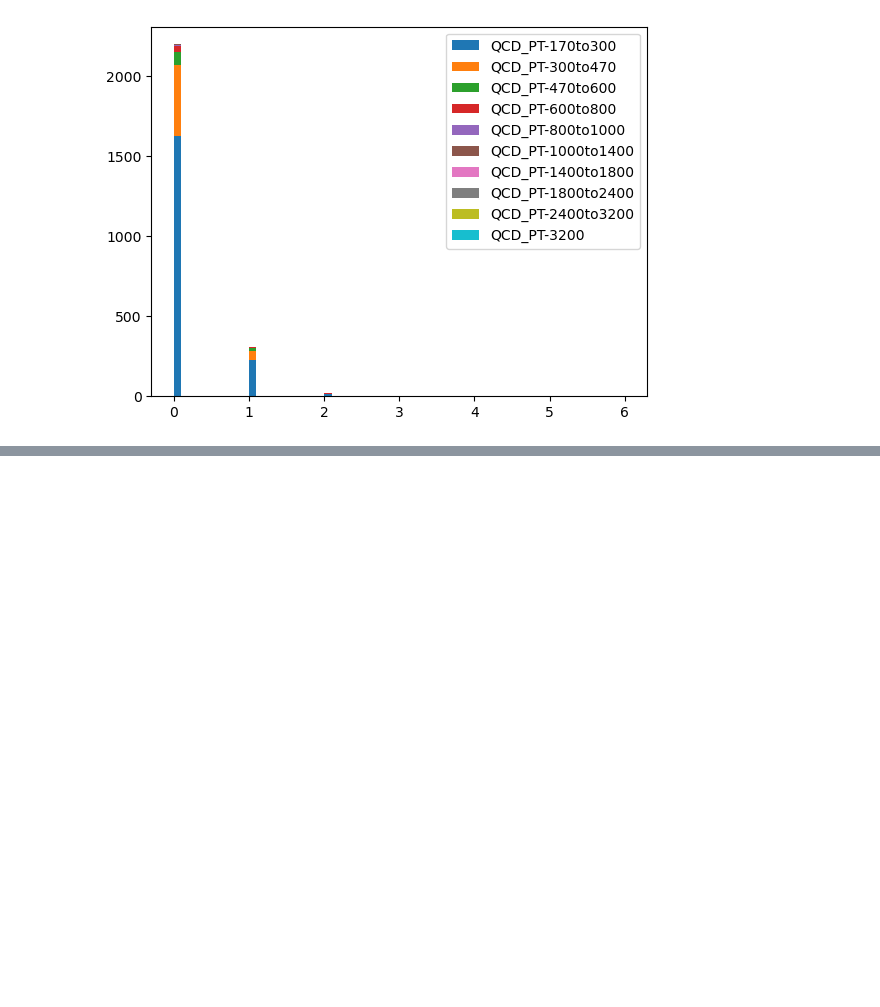
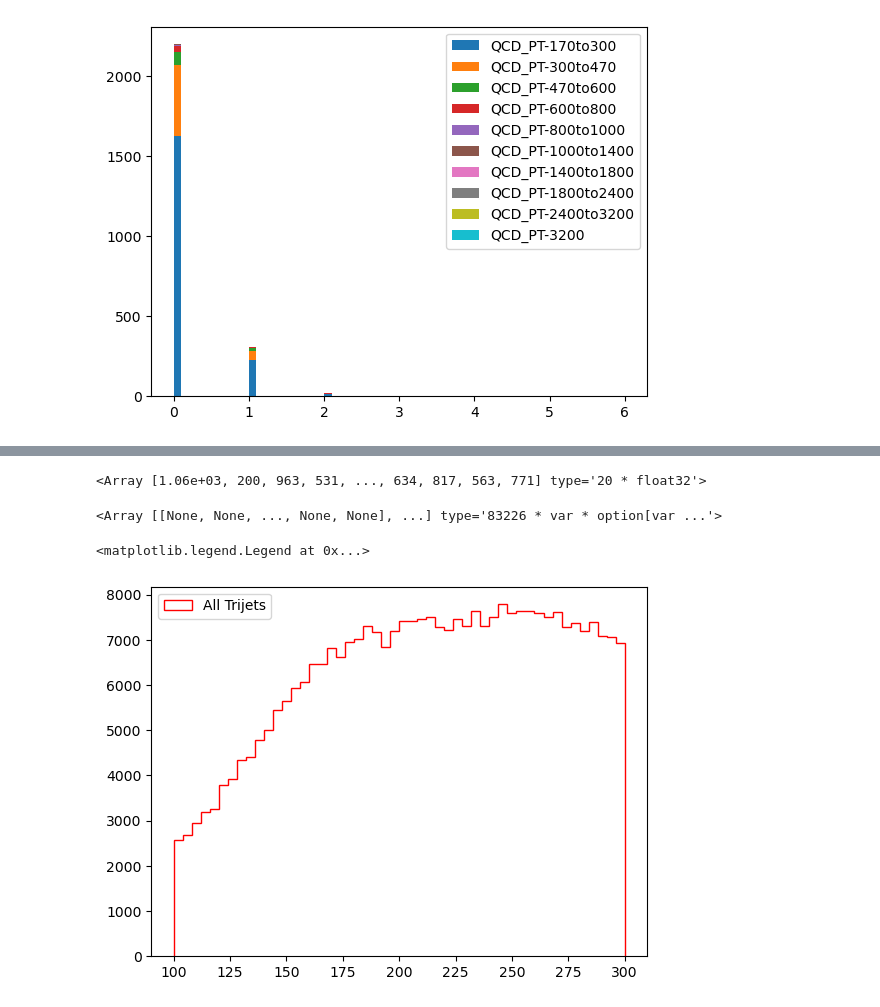
Before and after one commit to akanugan/MultiJets, a Jupyter notebook: run3_analyzer.ipynb, the cells around one changed output, grey strips where cells are left out. Saved outputs shown, nothing was run; the diff lists cells and outputs as text; code cells hidden in the pictures; blank space fills up the shorter version.

Commit message:
Investigating why we don't see a top peak in the TTto4Q files

```diff
--- a/run3_analyzer.ipynb
+++ b/run3_analyzer.ipynb
@@ -182,3 +183,41 @@ plt.legend()
+# %%
+top_mc['TTto4Q']["data"]["jtrip_mass"]
+# %% [output]
+<Array [1.06e+03, 200, 963, 531, ..., 634, 817, 563, 771] type='20 * float32'>
+# %%
+top_mask = top_mc['TTto4Q']["data"].mask[top_mc['TTto4Q']["data"].jtrip_masym <0.01]
+top_mask.jtrip_mass
+# %% [output]
+<Array [[None, None, ..., None, None], ...] type='83226 * var * option[var ...'>
+# %%
+
+
+plt.hist(
+    ak.flatten(ak.flatten(ak.drop_none(top_mask.jtrip_mass))),
+    #[val["data"]["jtrip_mass"][:,0]  for val in top_mc.values()],
+    #weights= [[val["weight"][0]]*len(ak.flatten(val["data"]['jtrip_qgl'])) for val in top_mc.values()],
+    bins= 50,
+    histtype='step',
+    color="red",
+    label="All Trijets",
+    range=(100,300)
+    )
+# plt.hist(
+#     #[ak.flatten(val["data"]["jtrip_mass"]) for val in top_mc.values()],
+#     [val["data"]["jtrip_mass"][:,0]  for val in top_mc.values()],
+#     #weights= [[val["weight"][0]]*len(ak.flatten(val["data"]['jtrip_qgl'])) for val in top_mc.values()],
+#     bins= 60,
+#     histtype='step',
+#     color="blue",
+#     label="0th element",
+#     range=(0,2000)
+#     )
+
+#plt.yscale('log')
+plt.legend()
+# %% [output]
+<matplotlib.legend.Legend at 0x...>
+[figure, added]
 # %%
 mc = qcd_mc.copy()
 mc["TTto4Q"] = top_mc["TTto4Q"]
```
Also changed, not shown: parts of 3 cells of this notebook, 2 other files.
